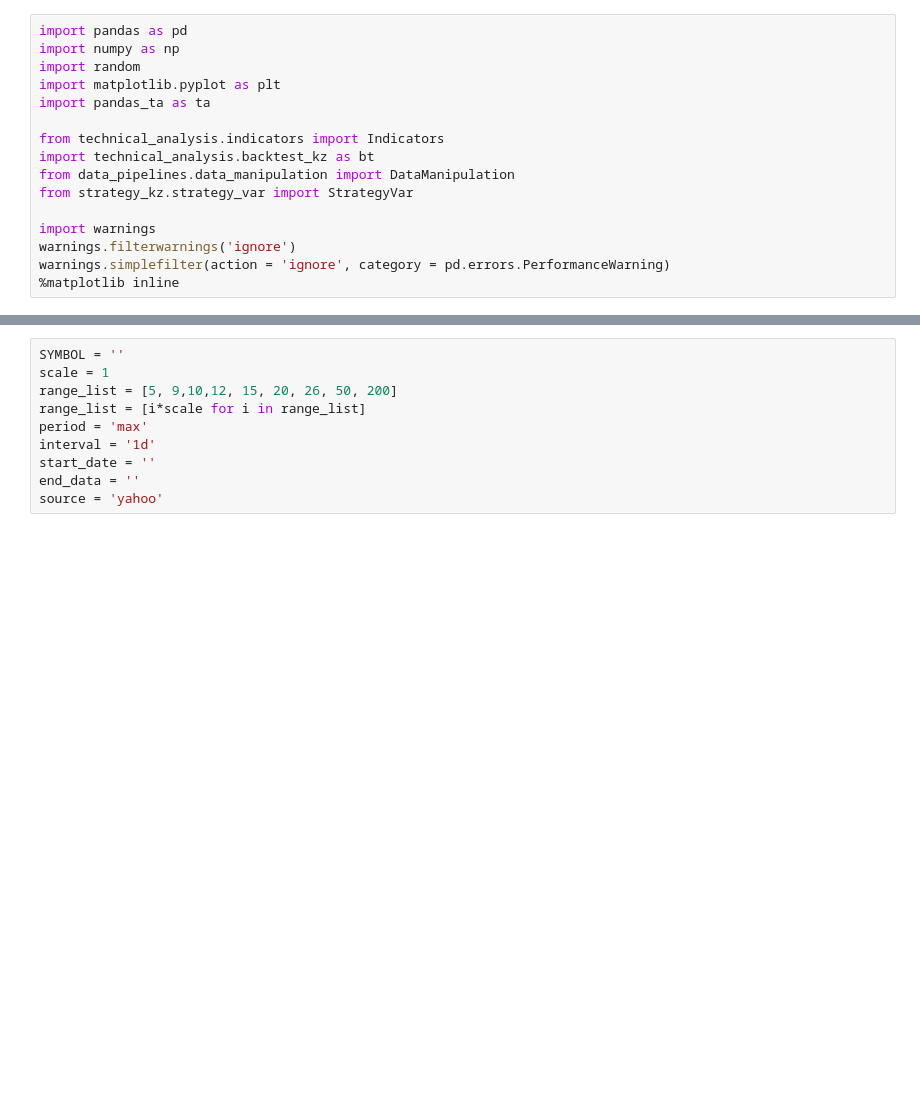
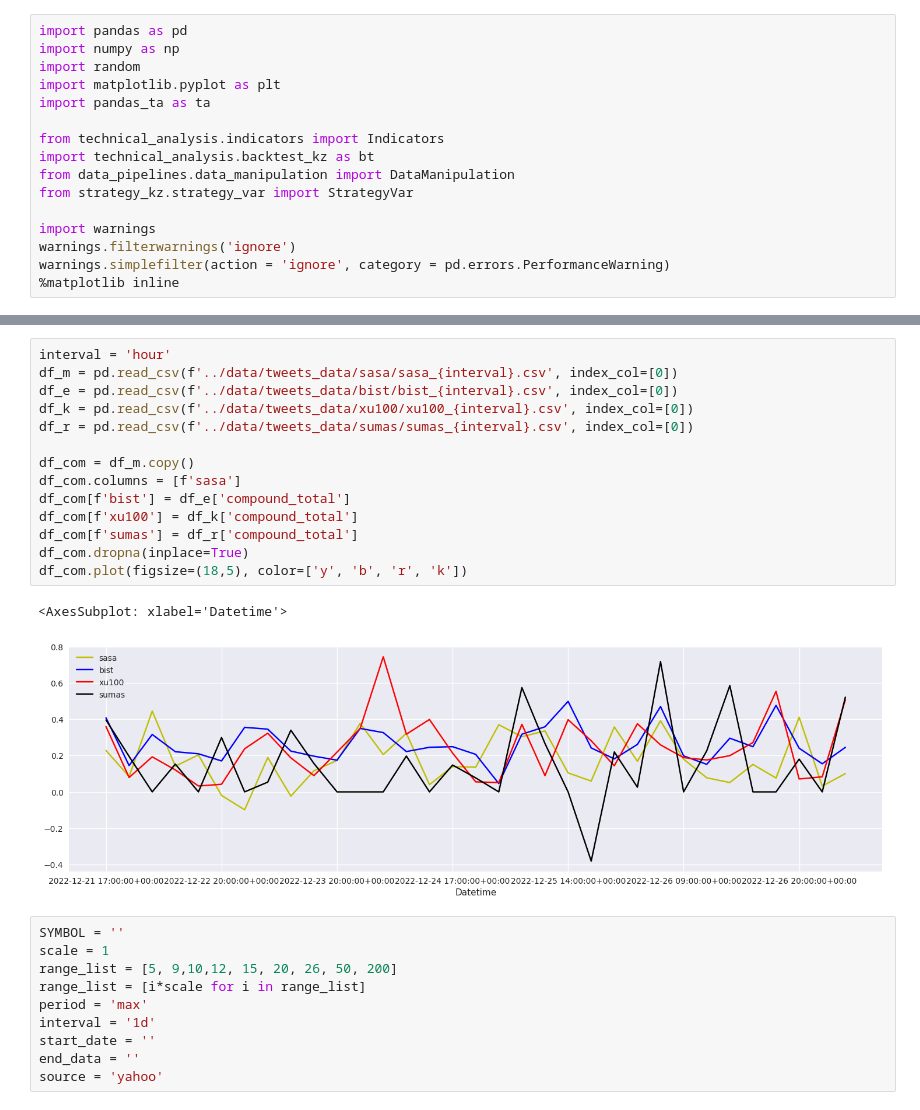
Before and after one commit to kozanakyel/KZ-Engine-Backend, a Jupyter notebook: KZ_project_setup/notebooks/detection_indicators_strategies.ipynb, the cells around one changed output, grey strips where cells are left out. Saved outputs shown, nothing was run; the diff lists cells and outputs as text; blank space fills up the shorter version.

```diff
--- a/KZ_project_setup/notebooks/detection_indicators_strategies.ipynb
+++ b/KZ_project_setup/notebooks/detection_indicators_strategies.ipynb
@@ -23,3 +40,20 @@ warnings.simplefilter(action = 'ignore', category = pd.errors.PerformanceWarning
+# %%
+interval = 'hour'
+df_m = pd.read_csv(f'../data/tweets_data/sasa/sasa_{interval}.csv', index_col=[0])
+df_e = pd.read_csv(f'../data/tweets_data/bist/bist_{interval}.csv', index_col=[0])
+df_k = pd.read_csv(f'../data/tweets_data/xu100/xu100_{interval}.csv', index_col=[0])
+df_r = pd.read_csv(f'../data/tweets_data/sumas/sumas_{interval}.csv', index_col=[0])
+
+df_com = df_m.copy()
+df_com.columns = [f'sasa']
+df_com[f'bist'] = df_e['compound_total']
+df_com[f'xu100'] = df_k['compound_total']
+df_com[f'sumas'] = df_r['compound_total']
+df_com.dropna(inplace=True)
+df_com.plot(figsize=(18,5), color=['y', 'b', 'r', 'k'])
+# %% [output]
+<AxesSubplot: xlabel='Datetime'>
+[figure, added]
 # %%
 SYMBOL = ''
 scale = 1
```
Also changed, not shown: parts of 2 cells of this notebook, 3 other files.
